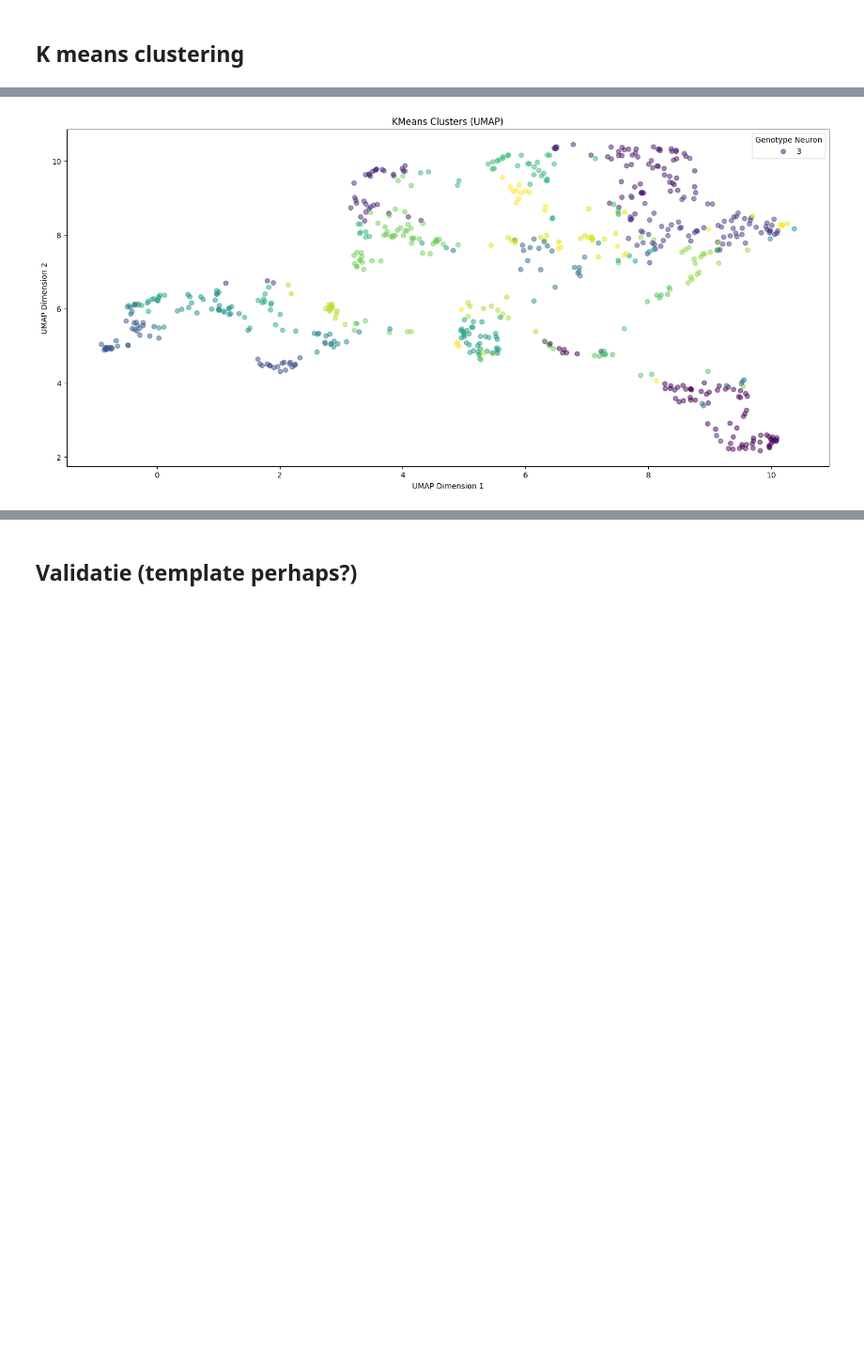
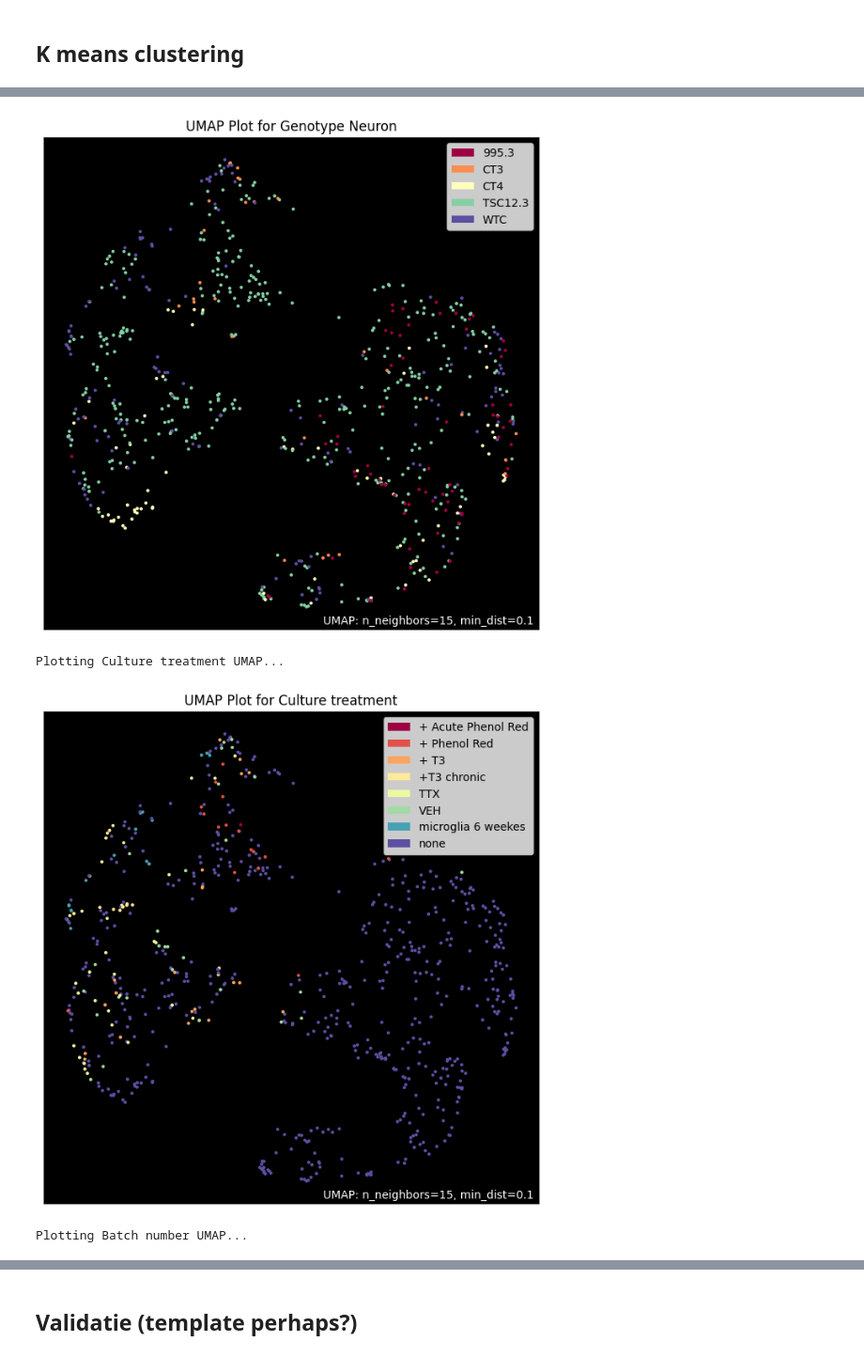
Before and after one commit to wesleysSon/Bpsysio-Ephys, a Jupyter notebook: Ephys workflow WEsley.ipynb, the cells around one changed output, grey strips where cells are left out. Shown at 94% size. Drawn from its saved outputs; the diff is of its cells as text; code cells hidden in the pictures; blank space fills up the shorter version.

```diff
--- a/Ephys workflow WEsley.ipynb
+++ b/Ephys workflow WEsley.ipynb
@@ -67,7 +63,7 @@ Load data from an Excel file and extract specific features.
 print("Loading data...")
 data = pd.read_excel("data/01. Master_Latest data_Control clones_LP.xlsx", engine='openpyxl')
 #data_extracted_features = pd.read_excel("data/01. Master_Latest data_Control clones_LP.xlsx", usecols=['Batch number', 'Genotype Neuron', 'Div calculated', 'Culture treatment', 'Capacitance', 'Input Resistance', 'Resting membrane potential ', 'Maximum firing ', 'Calculated input resistance', 'Rheobase', 'EPSC freq'])
-data_extracted_features = pd.read_excel("data/01. Master_Latest data_Control clones_LP.xlsx", usecols=['Batch number', 'Genotype Neuron', 'Div calculated', 'Culture treatment', 'Capacitance', 'Input Resistance', 'Resting membrane potential ', 'Maximum firing ', 'Rheobase', 'EPSC freq'])
+data_extracted_features = pd.read_excel("data/01. Master_Latest data_Control clones_LP.xlsx", usecols=['Batch number', 'Genotype Neuron', 'Div calculated', 'Culture treatment', 'Cultured by', 'Capacitance', 'Input Resistance', 'Resting membrane potential ', 'Maximum firing ', 'Rheobase', 'EPSC freq'])
 
 print("\n")
 print(data_extracted_features)
@@ -139,6 +135,7 @@ for i, feature in enumerate(data_extracted_features_violin_pre.columns):
         os.makedirs('run_1/qc/plots/raw')
     if data_extracted_features_violin_pre[feature].dtype == 'object':
         # Plot violin and box plots for categorical features
+        plt.figure(figsize=(18, 10))
         sns.histplot(data=data_extracted_features_violin_pre[feature].astype(str))
         plt.title(feature)
         plt.savefig(f"run_1/qc/plots/raw/{'_'.join(feature.split(' '))}_hist.png")
@@ -500,22 +542,22 @@ Name: Cluster, dtype: int64
 from sklearn.preprocessing import LabelEncoder
 from sklearn.cluster import KMeans
 from sklearn.preprocessing import StandardScaler
-import umap.umap_ as umap
+import umap
 
-data_extracted_features_imputed_kmeans_labeled = data_extracted_features_imputed.copy()
+data_extracted_features_imputed_UMAP_labeled = data_extracted_features_imputed.copy()
 
 # data_extracted_features_imputed_kmeans_labeled_features = data_extracted_features_imputed_kmeans_labeled.drop(columns=['Div calculated'])
 # div_column = data_extracted_features_imputed_kmeans_labeled['Div calculated']
 
-label_encoder = LabelEncoder()
-data_extracted_features_imputed_kmeans_labeled['Genotype Neuron'] = label_encoder.fit_transform(data_extracted_features_imputed_kmeans_labeled['Genotype Neuron'].astype(str))
-genotype_dict = dict(zip(label_encoder.classes_, label_encoder.transform(label_encoder.classes_)))
-print(f"Original values: {' '.join(label_encoder.classes_)}\n Label encoded values: {data_extracted_features_imputed_kmeans_labeled['Genotype Neuron'].unique()}")
-data_extracted_features_imputed_kmeans_labeled['Culture treatment'] = label_encoder.fit_transform(data_extracted_features_imputed_kmeans_labeled['Culture treatment'])
-culture_dict = dict(zip(label_encoder.classes_, label_encoder.transform(label_encoder.classes_)))
-print(f"Original values: {' '.join(label_encoder.classes_)}\n Label encoded values: {data_extracted_features_imputed_kmeans_labeled['Culture treatment'].unique()}")
+# label_encoder = LabelEncoder()
+# data_extracted_features_imputed_kmeans_labeled['Genotype Neuron'] = label_encoder.fit_transform(data_extracted_features_imputed_kmeans_labeled['Genotype Neuron'].astype(str))
+# genotype_dict = dict(zip(label_encoder.classes_, label_encoder.transform(label_encoder.classes_)))
+# print(f"Original values: {' '.join(label_encoder.classes_)}\n Label encoded values: {data_extracted_features_imputed_kmeans_labeled['Genotype Neuron'].unique()}")
+# data_extracted_features_imputed_kmeans_labeled['Culture treatment'] = label_encoder.fit_transform(data_extracted_features_imputed_kmeans_labeled['Culture treatment'])
+# culture_dict = dict(zip(label_encoder.classes_, label_encoder.transform(label_encoder.classes_)))
+# print(f"Original values: {' '.join(label_encoder.classes_)}\n Label encoded values: {data_extracted_features_imputed_kmeans_labeled['Culture treatment'].unique()}")
 
-# data_extracted_features_imputed_kmeans_labeled_features_numeric = data_extracted_features_imputed_kmeans_labeled.select_dtypes(include=['float64', 'int64'])
+data_extracted_features_imputed_UMAP_labeled_features_numeric = data_extracted_features_imputed_UMAP_labeled.select_dtypes(include=['float64', 'int64'])
 
 # print(data_extracted_features_imputed_kmeans_labeled_features_numeric)
 # print(genotype_dict)
@@ -524,33 +566,49 @@ print(f"Original values: {' '.join(label_encoder.classes_)}\n Label encoded valu
 #print(data_extracted_features_imputed_kmeans_labeled)
 
 scaler = StandardScaler()
-scaled_features = scaler.fit_transform(data_extracted_features_imputed_kmeans_labeled)
+scaled_features = scaler.fit_transform(data_extracted_features_imputed_UMAP_labeled_features_numeric)
 
-kmeans = KMeans(n_clusters=19, random_state=50)
-kmeans.fit(scaled_features)
+# kmeans = KMeans(n_clusters=4, random_state=0)
+# kmeans.fit(scaled_features)
 
-clusters = kmeans.predict(scaled_features)
+# clusters = kmeans.predict(scaled_features)
 
 # data_extracted_features_imputed_kmeans_labeled['cluster'] = clusters
 
-umap_model = umap.UMAP(n_components=2, random_state=0)
-umap_components = umap_model.fit_transform(scaled_features)
+np.random.seed(42)
 
-umap_df = pd.DataFrame(data=umap_components, columns=['UMAP1', 'UMAP2'])
+#umap_model = umap.UMAP(n_components=2, random_state=0).fit(scaled_features)
+#umap_df = pd.DataFrame(data=umap_model, columns=['UMAP1', 'UMAP2'])
 
-umap_df['Cluster'] = kmeans.labels_
+umap_model = umap.UMAP(random_state=42).fit(scaled_features)
+# mapper2 = umap.UMAP().fit(data_extracted_features_imputed_UMAP_labeled_features_numeric)
 
-plt.figure(figsize=(18, 8))
-plt.scatter(umap_df['UMAP1'], umap_df['UMAP2'], c=umap_df['Cluster'], cmap='viridis', alpha=0.5)
-plt.legend(data_extracted_features_imputed_kmeans_labeled["Genotype Neuron"], title="Genotype Neuron")
+object_columns = object_columns.insert(-1, "Batch number")
+print(object_columns)
 
-# plt.gca().add_artist(legend1)
+for feature in object_columns:
+    print(f"Plotting {feature} UMAP...")
+    if not os.path.exists('run_1/UMAP'):
+        os.makedirs('run_1/UMAP')
+    umap.plot.points(umap_model, labels=data_extracted_features_imputed_UMAP_labeled[feature].astype(str), theme='viridis')
+    plt.title(f'UMAP Plot for {feature}')
+    plt.savefig(f"run_1/UMAP/{'_'.join(feature.split(' '))}_UMAP.png")
+    plt.show()
 
-plt.title('KMeans Clusters (UMAP)')
-plt.xlabel('UMAP Dimension 1')
-plt.ylabel('UMAP Dimension 2')
-# plt.legend(title='Batch number', loc='best', labels=data_extracted_features_imputed_kmeans_labeled['Batch number'])
-plt.show()
+# umap.plot.points(umap_model, labels=data_extracted_features_imputed_kmeans_labeled['Batch number'])
+# umap_df['Cluster'] = kmeans.labels_
+
+# plt.figure(figsize=(18, 8))
+# plt.scatter(umap_df['UMAP1'], umap_df['UMAP2'], cmap='viridis')
+# plt.legend(data_extracted_features_imputed_kmeans_labeled["Genotype Neuron"].unique(), title="Genotype Neuron")
+
+# # plt.gca().add_artist(legend1)
+
+# plt.title('KMeans Clusters (UMAP)')
+# plt.xlabel('UMAP Dimension 1')
+# plt.ylabel('UMAP Dimension 2')
+# # plt.legend(title='Batch number', loc='best', labels=data_extracted_features_imputed_kmeans_labeled['Batch number'])
+# plt.show()
 
 # print(data_extracted_features_imputed_kmeans_labeled[['Div calculated', 'cluster']].groupby('cluster').mean())
 
@@ -570 +628,4 @@ Original values: + Acute Phenol Red + Phenol Red + T3 +T3 chronic TTX VEH microg
-[figure, old version]
+[figure, new version]
+Plotting Culture treatment UMAP...
+[figure, added]
+Plotting Batch number UMAP...
```
Also changed, not shown: parts of 13 cells of this notebook.
